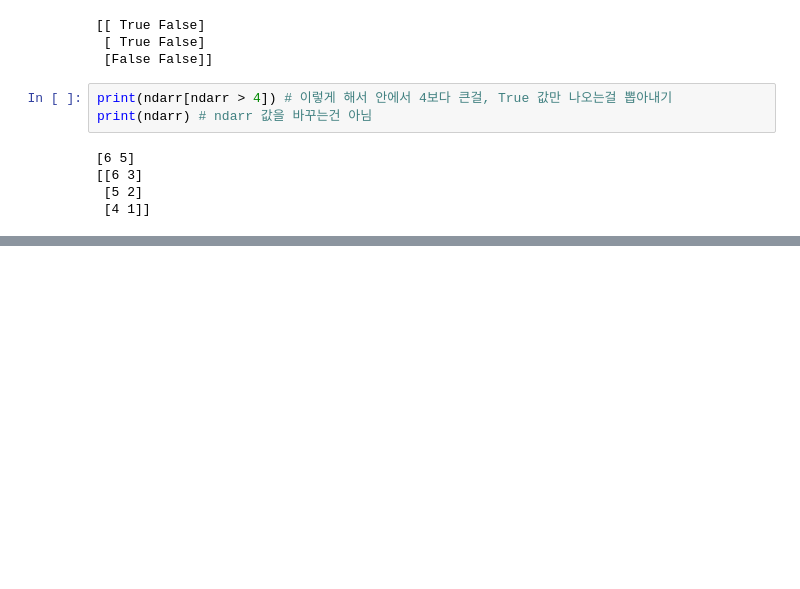
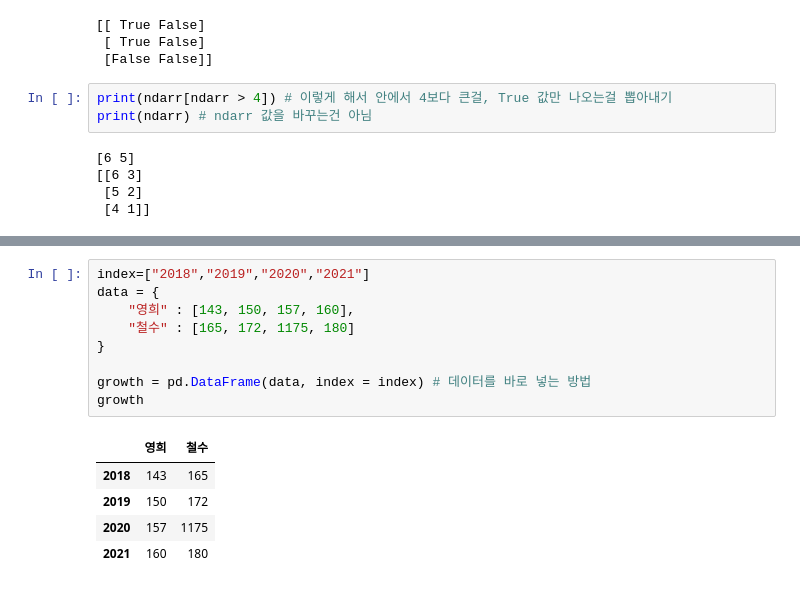
Before and after one commit to Songsungsang/SF_Python, a Jupyter notebook: Pracetice/practice.ipynb, the cells around one changed output, grey strips where cells are left out. Drawn from its saved outputs; the diff is of its cells as text; blank space fills up the shorter version.

```diff
--- a/Pracetice/practice.ipynb
+++ b/Pracetice/practice.ipynb
@@ -206,0 +356,15 @@ print(ndarr) # ndarr 값을 바꾸는건 아님
+# %%
+index=["2018","2019","2020","2021"]
+data = {
+    "영희" : [143, 150, 157, 160],
+    "철수" : [165, 172, 1175, 180]
+}
+
+growth = pd.DataFrame(data, index = index) # 데이터를 바로 넣는 방법
+growth
+# %% [output]
+|  | 영희 | 철수 |
+| 2018 | 143 | 165 |
+| 2019 | 150 | 172 |
+| 2020 | 157 | 1175 |
+| 2021 | 160 | 180 |
```
Also changed, not shown: parts of 38 cells of this notebook, 9 other files.
